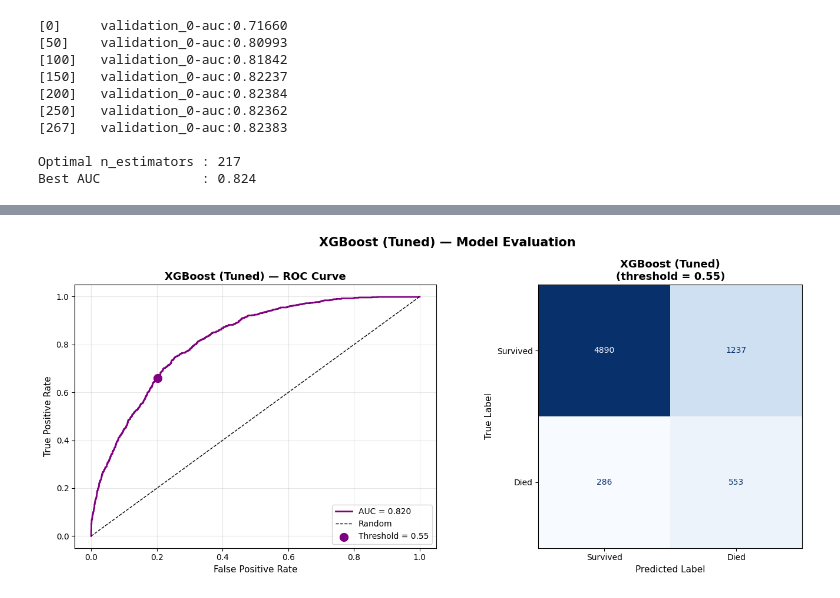
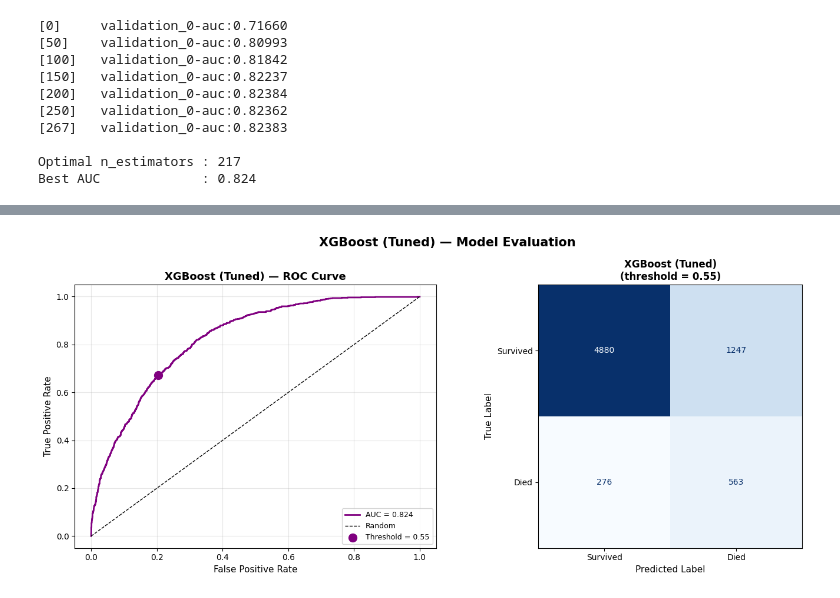
Before and after one commit to UCSF-DataSci/final-project-jack-neary, a Jupyter notebook: XGBoost.ipynb, the cells around one changed output, grey strips where cells are left out. Saved outputs shown, nothing was run; the diff lists cells and outputs as text; code cells hidden in the pictures.

Commit message:
- Added new plotting function for reusability - Fixed error where old confusion matrix wasn't using the optimal threshold

```diff
--- a/XGBoost.ipynb
+++ b/XGBoost.ipynb
@@ -244,7 +239,7 @@ final_xgb_pipe = Pipeline([
         n_estimators         = final_xgb.best_iteration,
         max_depth            = best_params['model__max_depth'],
         learning_rate        = best_params['model__learning_rate'],
-        # subsample            = best_params['model__subsample'],
+        subsample            = best_params['model__subsample'],
         # colsample_bytree     = best_params['model__colsample_bytree'],
         scale_pos_weight     = best_params['model__scale_pos_weight'],
         random_state         = 42,
@@ -291,57 +286,74 @@ weighted avg       0.87      0.78      0.81      6966
 # %%
 # ── Evaluate tuned XGBoost ──
 y_prob = final_xgb_pipe.predict_proba(X_test)[:, 1]
 thresh = best_thresh #best_thresholds['XGBoost (Tuned)']
 y_pred = (y_prob >= thresh).astype(int)
 
 # ── Plot ──
 fig, axes = plt.subplots(1, 2, figsize=(14, 6))
 
-# ROC Curve
-ax_roc = axes[0]
-fpr, tpr, _ = roc_curve(y_test, y_prob)
-roc_auc = auc(fpr, tpr)
+ax, roc_auc = plot_roc_curve(
+    final_xgb_pipe,
+    X_test, y_test,
+    model_name='XGBoost (Tuned)',
+    color='purple',
+    threshold=thresh,
+    ax=axes[0]
+)
 
-ax_roc.plot(fpr, tpr, color='purple', lw=2,
-            label=f"AUC = {roc_auc:.3f}")
-ax_roc.plot([0, 1], [0, 1], 'k--', lw=1, label='Random')
+plot_confusion_matrix(
+    final_xgb_pipe,
+    X_test, y_test,
+    model_name='XGBoost (Tuned)',
+    threshold=thresh,
+    ax=axes[1]
+)
 
-# Mark threshold operating point
-tpr_thresh = recall_score(y_test, y_pred, pos_label=1)
-fpr_thresh = 1 - recall_score(y_test, y_pred, pos_label=0)
-ax_roc.scatter(fpr_thresh, tpr_thresh, color='purple',
-               s=100, zorder=5, label=f"Threshold = {thresh}")
+# # ROC Curve
+# ax_roc = axes[0]
+# fpr, tpr, _ = roc_curve(y_test, y_prob)
+# roc_auc = auc(fpr, tpr)
 
-ax_roc.set_xlabel('False Positive Rate', fontsize=11)
-ax_roc.set_ylabel('True Positive Rate', fontsize=11)
-ax_roc.set_title('XGBoost (Tuned) — ROC Curve',
-                  fontsize=13, fontweight='bold')
-ax_roc.legend(loc='lower right', fontsize=10)
-ax_roc.grid(alpha=0.3)
+# ax_roc.plot(fpr, tpr, color='purple', lw=2,
+#             label=f"AUC = {roc_auc:.3f}")
+# ax_roc.plot([0, 1], [0, 1], 'k--', lw=1, label='Random')
 
-# Confusion Matrix
-ax_cm = axes[1]
-cm = confusion_matrix(y_test, y_pred)
-ConfusionMatrixDisplay(
-    confusion_matrix=cm,
-    display_labels=['Survived', 'Died']
-).plot(ax=ax_cm, colorbar=False, cmap='Blues')
-ax_cm.set_title(f'XGBoost (Tuned)\n(threshold = {thresh})',
-                 fontsize=13, fontweight='bold')
-ax_cm.set_xlabel('Predicted Label', fontsize=11)
-ax_cm.set_ylabel('True Label', fontsize=11)
+# # Mark threshold operating point
+# tpr_thresh = recall_score(y_test, y_pred, pos_label=1)
+# fpr_thresh = 1 - recall_score(y_test, y_pred, pos_label=0)
+# ax_roc.scatter(fpr_thresh, tpr_thresh, color='purple',
+#                s=100, zorder=5, label=f"Threshold = {thresh}")
+
+# ax_roc.set_xlabel('False Positive Rate', fontsize=11)
+# ax_roc.set_ylabel('True Positive Rate', fontsize=11)
+# ax_roc.set_title('XGBoost (Tuned) — ROC Curve',
+#                   fontsize=13, fontweight='bold')
+# ax_roc.legend(loc='lower right', fontsize=10)
+# ax_roc.grid(alpha=0.3)
+
+# # Confusion Matrix
+# ax_cm = axes[1]
+# cm = confusion_matrix(y_test, y_pred)
+# ConfusionMatrixDisplay(
+#     confusion_matrix=cm,
+#     display_labels=['Survived', 'Died']
+# ).plot(ax=ax_cm, colorbar=False, cmap='Blues')
+# ax_cm.set_title(f'XGBoost (Tuned)\n(threshold = {thresh})',
+#                  fontsize=13, fontweight='bold')
+# ax_cm.set_xlabel('Predicted Label', fontsize=11)
+# ax_cm.set_ylabel('True Label', fontsize=11)
 
 plt.suptitle('XGBoost (Tuned) — Model Evaluation',
              fontsize=15, fontweight='bold')
 plt.tight_layout()
 plt.savefig('sanity_outputs/xgboost_tuned_evaluation.png', dpi=150, bbox_inches='tight')
 plt.show()
 
 # Print classification report
 print(classification_report(y_test, y_pred,
                               target_names=['Survived', 'Died']))
 print(f"ROC AUC: {roc_auc:.3f}")
 # %% [output]
-[figure, old version]
+[figure, new version]
               precision    recall  f1-score   support
 
```
Also changed, not shown: parts of 3 cells of this notebook, 5 other files.
